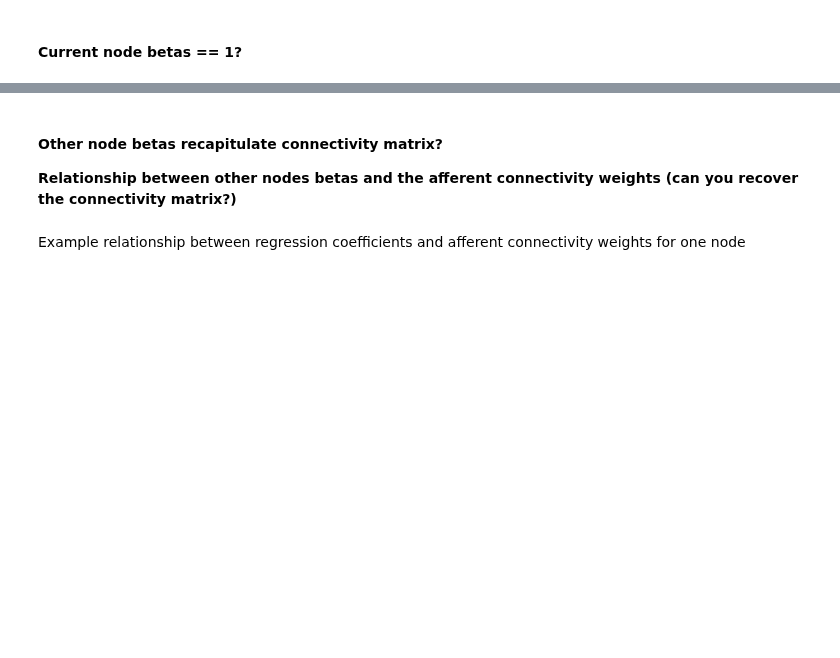
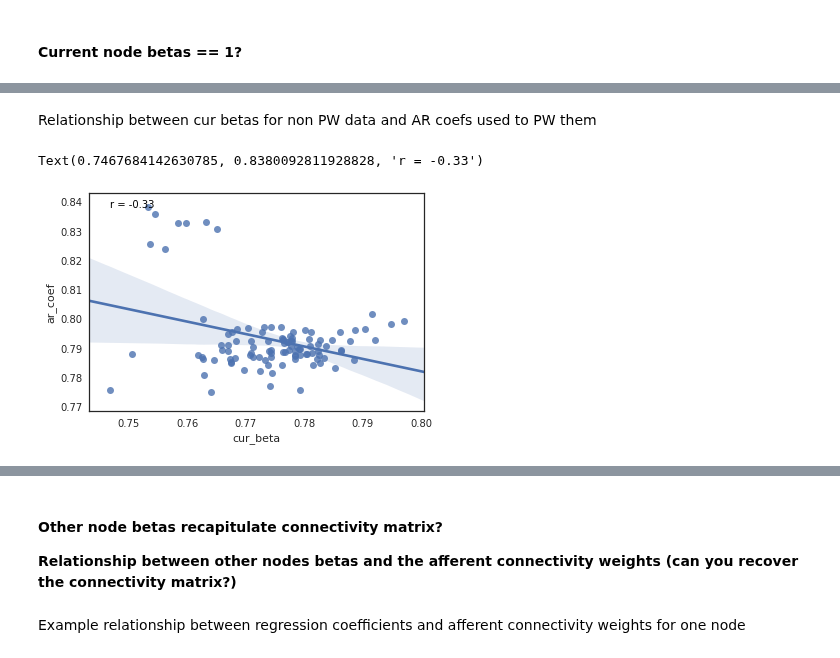
Before and after one commit to zenkavi/DevStudy_FmriNbs, a Jupyter notebook: notebooks/informationtransfermapping/TheoreticalResults/zenkavi_simulation_sandbox.ipynb, the cells around one changed output, grey strips where cells are left out. Cells and saved outputs as stored; diff of their text form; code cells hidden in the pictures; blank space fills up the shorter version.

```diff
--- a/notebooks/informationtransfermapping/TheoreticalResults/zenkavi_simulation_sandbox.ipynb
+++ b/notebooks/informationtransfermapping/TheoreticalResults/zenkavi_simulation_sandbox.ipynb
@@ -570,0 +508,11 @@ Text(0.5, 0, 'GLM coefficient for current node activity')
+# %% [markdown]
+Relationship between cur betas for non PW data and AR coefs used to PW them
+# %%
+df = pd.DataFrame(data={'cur_beta':cur_node_betas_cr,
+                       'ar_coef':ar1})
+
+p = sns.regplot(x='cur_beta', y='ar_coef', data = df)
+p.text(min(cur_node_betas_cr), max(ar1), "r = %s"%(str(round(np.corrcoef(cur_node_betas_cr, ar1)[1][0],3))), horizontalalignment='left', color='black')
+# %% [output]
+Text(0.7467684142630785, 0.8380092811928828, 'r = -0.33')
+[figure, added]
```
Also changed, not shown: parts of 28 cells of this notebook.
